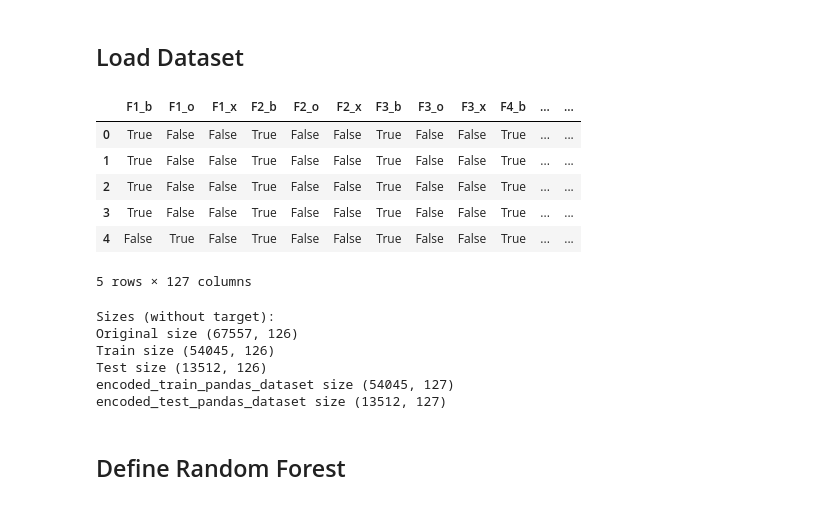
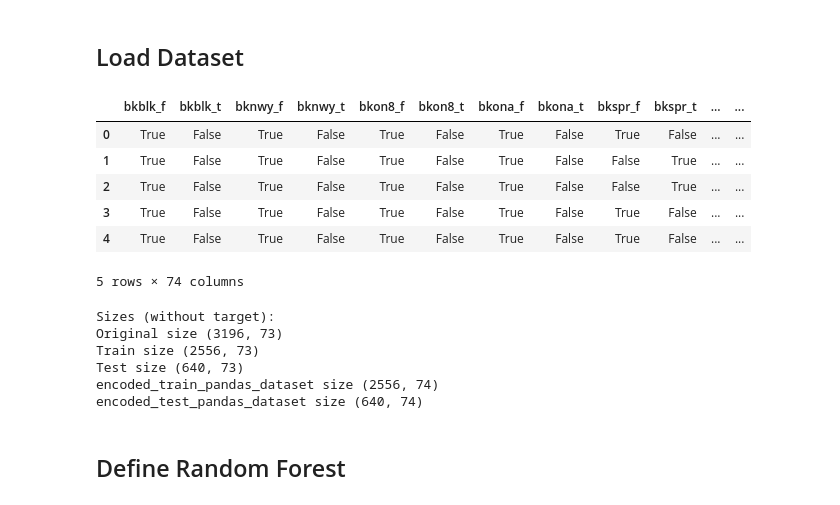
Before and after one commit to marioopv/iPRules, a Jupyter notebook: notebooks/IPRules/iPRules_example.ipynb, the cells around one changed output. Cells and saved outputs as stored; diff of their text form; code cells hidden in the pictures.

```diff
--- a/notebooks/IPRules/iPRules_example.ipynb
+++ b/notebooks/IPRules/iPRules_example.ipynb
@@ -13,22 +13,22 @@ from sklearn import metrics
 # %%
 
 from notebooks.IPRules.read_datasets import read_dataset
 
-name = "connect-4"
+filename = "kr-vs-kp"
 
 path = f'../..'
-dataset_path_name = f'{path}/data/{name}.csv'
-X, y, dataset, target_value_name, pandas_dataset = read_dataset(name, dataset_path_name)
+dataset_path_name = f'{path}/data/{filename}.csv'
+X, y, dataset, target_value_name, pandas_dataset = read_dataset(filename, dataset_path_name)
 
 pandas_dataset.head()
 # %% [output]
-|  | F1_b | F1_o | F1_x | F2_b | F2_o | F2_x | F3_b | F3_o | F3_x | F4_b | ... | ... |
-| 0 | True | False | False | True | False | False | True | False | False | True | ... | ... |
-| 1 | True | False | False | True | False | False | True | False | False | True | ... | ... |
-| 2 | True | False | False | True | False | False | True | False | False | True | ... | ... |
-| 3 | True | False | False | True | False | False | True | False | False | True | ... | ... |
-| 4 | False | True | False | True | False | False | True | False | False | True | ... | ... |
+|  | bkblk_f | bkblk_t | bknwy_f | bknwy_t | bkon8_f | bkon8_t | bkona_f | bkona_t | bkspr_f | bkspr_t | ... | ... |
+| 0 | True | False | True | False | True | False | True | False | True | False | ... | ... |
+| 1 | True | False | True | False | True | False | True | False | False | True | ... | ... |
+| 2 | True | False | True | False | True | False | True | False | False | True | ... | ... |
+| 3 | True | False | True | False | True | False | True | False | True | False | ... | ... |
+| 4 | True | False | True | False | True | False | True | False | True | False | ... | ... |
-5 rows × 127 columns
+5 rows × 74 columns
 # %%
 #Define dataset
 X_train, X_test, y_train, y_test = train_test_split(dataset.data, dataset.target, test_size=0.2, random_state=1)
@@ -42,11 +42,11 @@ print(f'encoded_train_pandas_dataset size {encoded_train_pandas_dataset.shape}')
 print(f'encoded_test_pandas_dataset size {encoded_test_pandas_dataset.shape}')
 # %% [output]
 Sizes (without target):
-Original size (67557, 126)
-Train size (54045, 126)
-Test size (13512, 126)
-encoded_train_pandas_dataset size (54045, 127)
-encoded_test_pandas_dataset size (13512, 127)
+Original size (3196, 73)
+Train size (2556, 73)
+Test size (640, 73)
+encoded_train_pandas_dataset size (2556, 74)
+encoded_test_pandas_dataset size (640, 74)
 # %% [markdown]
 ## Define Random Forest
 # %%
```
Also changed, not shown: parts of 4 cells of this notebook, 54 other files.
